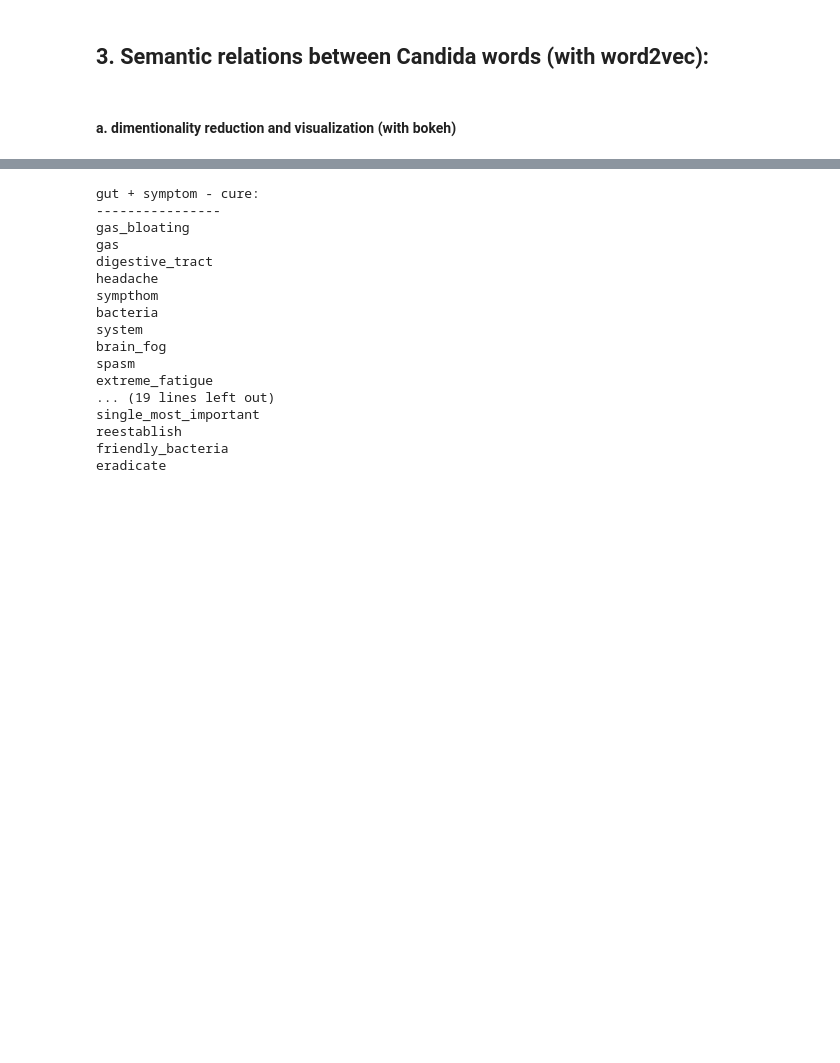
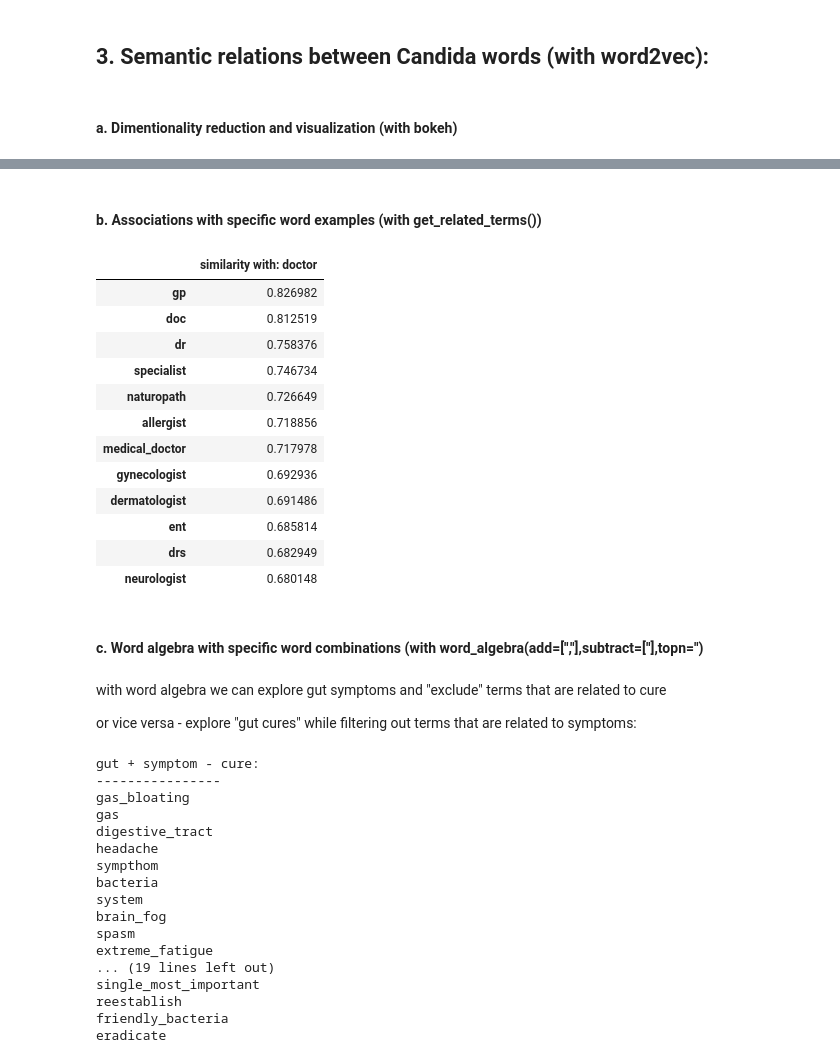
Before and after one commit to Erolino/Support_group_MD, a Jupyter notebook: draft/ppt_notebook.ipynb, the cells around one changed output, grey strips where cells are left out. Cells and saved outputs as stored; diff of their text form; code cells hidden in the pictures; blank space fills up the shorter version.

```diff
--- a/draft/ppt_notebook.ipynb
+++ b/draft/ppt_notebook.ipynb
@@ -47,5 +93,5 @@ sent2topic(93978)
 # %% [markdown]
 ## 3. Semantic relations between Candida words (with word2vec):
 # %% [markdown]
-#### a. dimentionality reduction and visualization (with bokeh)
+#### a. Dimentionality reduction and visualization (with bokeh)
 # %%
@@ -53,6 +99,31 @@ show(tsne_plot);
 # %% [output]
 [interactive output not drawn]
 [interactive output not drawn]
+# %% [markdown]
+#### b. Associations with specific word examples (with get_related_terms())
+# %%
+ ## By typing the word "doctor", we can see the types of doctors users are talking about:
+get_related_terms(u'doctor',12)
+# %% [output]
+|  | similarity with: doctor |
+| gp | 0.826982 |
+| doc | 0.812519 |
+| dr | 0.758376 |
+| specialist | 0.746734 |
+| naturopath | 0.726649 |
+| allergist | 0.718856 |
+| medical_doctor | 0.717978 |
+| gynecologist | 0.692936 |
+| dermatologist | 0.691486 |
+| ent | 0.685814 |
+| drs | 0.682949 |
+| neurologist | 0.680148 |
+# %% [markdown]
+#### c. Word algebra with specific word combinations (with word_algebra(add=['__','__'],subtract=['__'],topn='__')
+# %% [markdown]
+with word algebra we can explore gut symptoms and "exclude" terms that are related to cure
+
+or vice versa - explore "gut cures" while filtering out terms that are related to symptoms:
 # %%
 print('gut + symptom - cure:')
 print('----------------')
```
Also changed, not shown: parts of 26 cells of this notebook, 4 other files.
